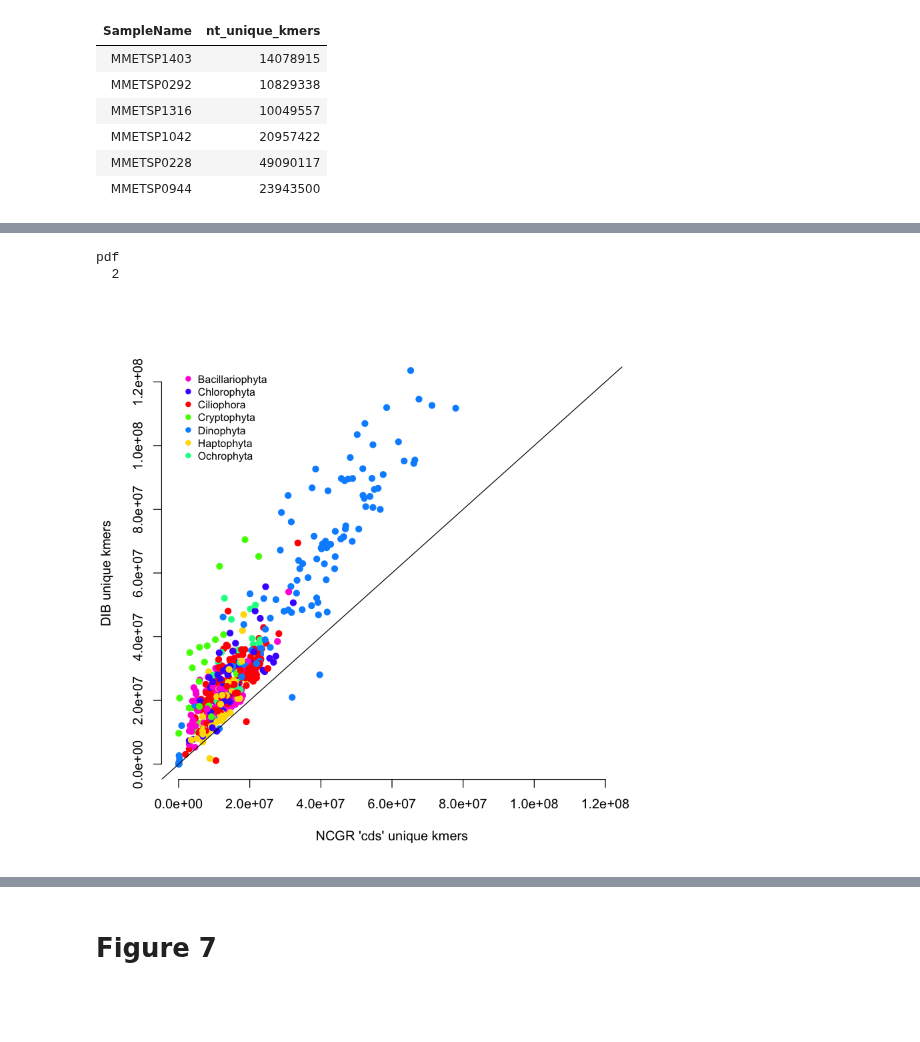
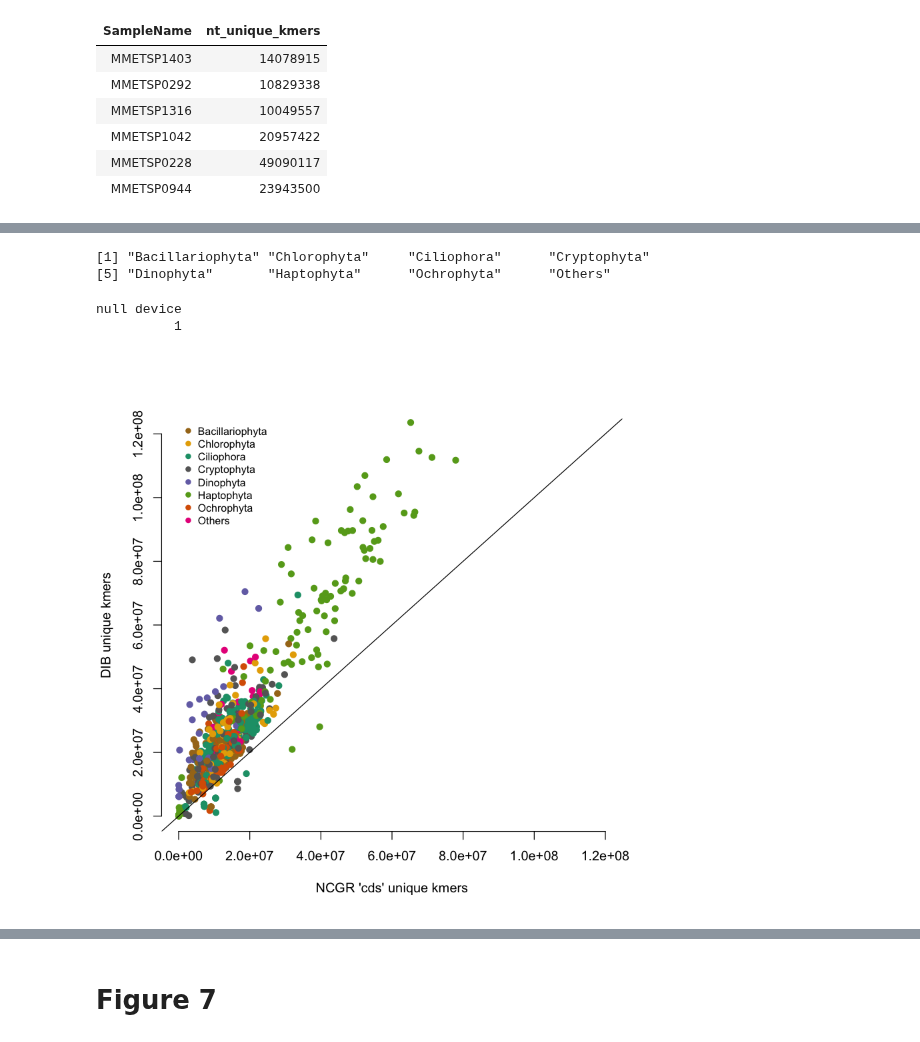
Before and after one commit to johnsolk/MMETSP, a Jupyter notebook: notebooks/MMETSP_unique_kmers_dammitgenenames.ipynb, the cells around one changed output, grey strips where cells are left out. Drawn from its saved outputs; the diff is of its cells as text; code cells hidden in the pictures; blank space fills up the shorter version.

```diff
--- a/notebooks/MMETSP_unique_kmers_dammitgenenames.ipynb
+++ b/notebooks/MMETSP_unique_kmers_dammitgenenames.ipynb
@@ -44,6 +39,5 @@ unique_dammit_names <- unique_dammit_names[!unique_dammit_names$SampleName %in%
 # Only use 7 most common phyla
 sub_phy<-c("Bacillariophyta","Dinophyta","Ochrophyta","Haptophyta","Ciliophora","Chlorophyta","Cryptophyta")
 # %%
-dib_ncgr_kmers <- dib_ncgr_kmers[!dib_ncgr_kmers$SampleName %in% special_flowers,]
-dib_ncgr_kmers<-dib_ncgr_kmers[dib_ncgr_kmers$Phylum %in% sub_phy,]
-unique(as.character(dib_ncgr_kmers$Phylum))
+#dib_ncgr_kmers <- dib_ncgr_kmers[!dib_ncgr_kmers$SampleName %in% special_flowers,]
+dib_ncgr_kmers$sub_Phylum <- ifelse(dib_ncgr_kmers$Phylum %in% sub_phy, as.character(dib_ncgr_kmers$Phylum),"Others")
@@ -52,0 +44,5 @@ unique(as.character(dib_ncgr_kmers$Phylum))
+# %%
+head(dib_ncgr_kmers)
+dim(dib_ncgr_kmers)
+dib_ncgr_kmers$sub_Phylum <- as.factor(dib_ncgr_kmers$sub_Phylum)
+class(dib_ncgr_kmers$sub_Phylum)
@@ -53,40 +72,48 @@ unique(as.character(dib_ncgr_kmers$Phylum))
+# %%
+dib_ncgr_kmers <- dib_ncgr_kmers[,c(1,3:6)]
+dib_ncgr_kmers$Phylum <- dib_ncgr_kmers$sub_Phylum
+# %%
+sort(unique(as.character(dib_ncgr_kmers$Phylum)))
+# %% [output]
+[1] "Bacillariophyta" "Chlorophyta"     "Ciliophora"      "Cryptophyta"
+[5] "Dinophyta"       "Haptophyta"      "Ochrophyta"      "Others"
 # %%
 Cols = function(vec){
   #cols=cols=palette(brewer.pal(n=7,name="Dark2"))
-  cols=rainbow(length(unique(vec)))
+  #cols=rainbow(length(unique(vec)))
+  #cols = c('#ffffd9','#edf8b1','#c7e9b4','#7fcdbb','#41b6c4','#1d91c0','#225ea8','#253494','#081d58')
+  cols = palette(brewer.pal(n=8,name="Dark2"))
   return(cols[as.numeric(as.factor(vec))])}
 
-dib_ncgr_kmers <- dib_ncgr_kmers[!dib_ncgr_kmers$SampleName %in% special_flowers,]
-dib_ncgr_kmers<-dib_ncgr_kmers[dib_ncgr_kmers$Phylum %in% sub_phy,]
 #pdf("../paper/figures/Figure6_unique_kmers.pdf",width=6.41,height=6.41)
 #png("../paper/figures/Figure6_unique_kmers.png",width=6.41,height=6.41,units="in",res=1200)
 plot(dib_ncgr_kmers$ncgr_assembly_unique_kmers,dib_ncgr_kmers$dib_assembly_unique_kmers,
      ylim=c(-1,120000000),
      xlim=c(-1,120000000),
      ylab = "DIB unique kmers",
      xlab="NCGR 'cds' unique kmers",
      col=Cols(as.character(dib_ncgr_kmers$Phylum)),
      pch=19,
      frame.plot = FALSE)
 abline(0,1)
-legend(20,125000000,legend=unique(as.character(dib_ncgr_kmers$Phylum)),
+legend(20,125000000,legend=sort(unique(as.character(dib_ncgr_kmers$Phylum))),
        col=Cols(unique(as.character(dib_ncgr_kmers$Phylum))),
        cex=0.8,
        pch=19,bty="n")
 dev.off()
 plot(dib_ncgr_kmers$ncgr_assembly_unique_kmers,dib_ncgr_kmers$dib_assembly_unique_kmers,
      ylim=c(-1,120000000),
      xlim=c(-1,120000000),
      ylab = "DIB unique kmers",
      xlab="NCGR 'cds' unique kmers",
      col=Cols(as.character(dib_ncgr_kmers$Phylum)),
      pch=19,frame.plot = FALSE)
 abline(0,1)
 legend(20,125000000,legend=sort(unique(as.character(dib_ncgr_kmers$Phylum))),col=Cols(unique(as.character(dib_ncgr_kmers$Phylum))),cex=0.8, pch=19,bty="n")
 # %% [output]
-pdf
-  2
+null device
+          1
-[figure, old version]
+[figure, new version]
 # %%
 Cols = function(vec){
   #cols=cols=palette(brewer.pal(n=7,name="Dark2"))
```
Also changed, not shown: parts of 21 cells of this notebook, 21 other files.
